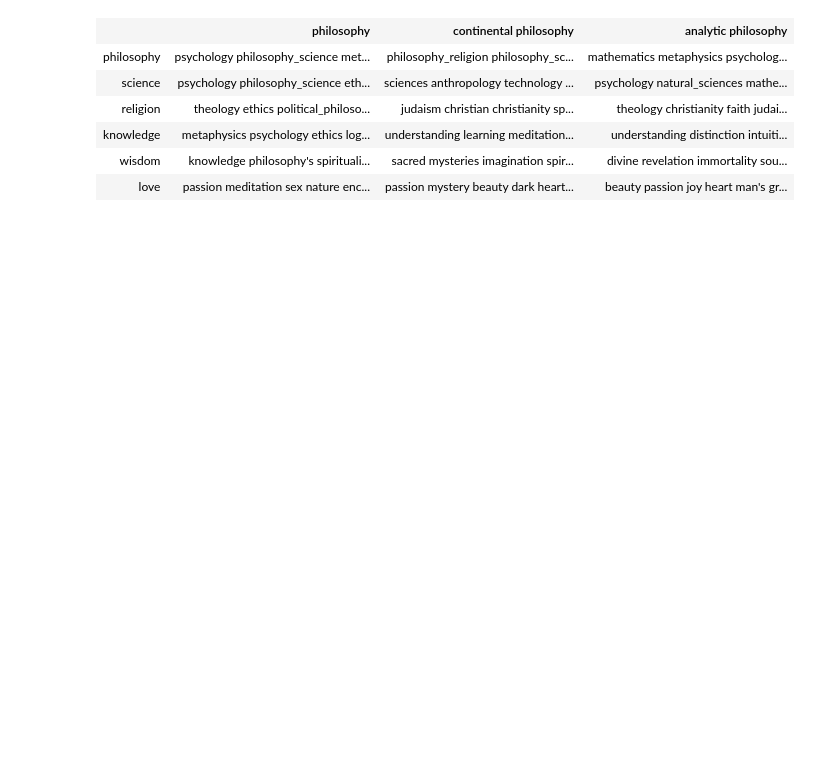
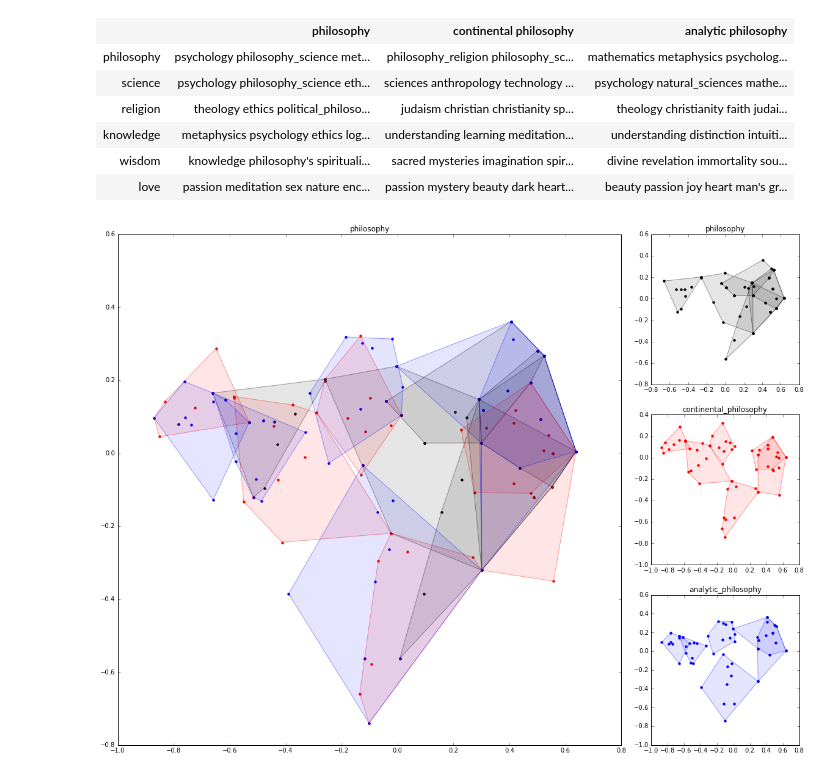
Before and after one commit to taniki/comp.soc-of-philosophy, a Jupyter notebook: (analytic vs continental) x philosophy.ipynb, the cells around one changed output. Drawn from its saved outputs; the diff is of its cells as text; code cells hidden in the pictures; blank space fills up the shorter version.

Commit message:
add figure to word2vec exploration over analytic vs continental

```diff
--- a/(analytic vs continental) x philosophy.ipynb
+++ b/(analytic vs continental) x philosophy.ipynb
@@ -57,0 +62,9 @@ print_questions(map(lambda question: (question, q(["philosophy", question], [],
+# %%
+A_philosophy = reduce(lambda a,b: a+b, [ q(["philosophy", m[question]], [], m) for question in questions ])
+A_philosophy = np.array([ m[w] for w,s in A_philosophy ])
+# %%
+A_continental = reduce(lambda a,b: a+b, [ q(["continental_philosophy", m[question]], ["analytic_philosophy"], m) for question in questions ])
+A_continental = np.array([ m[w] for w,s in A_continental ])
+# %%
+A_analytic = reduce(lambda a,b: a+b, [ q(["analytic_philosophy", m[question]], ["continental_philosophy"], m) for question in questions ])
+A_analytic = np.array([ m[w] for w,s in A_analytic ])
@@ -57,0 +73,8 @@ print_questions(map(lambda question: (question, q(["philosophy", question], [],
+# %%
+pca = PCA(n_components=2)
+
+A = np.append(A_question, A_philosophy, axis=0)
+A = np.append(A, A_continental, axis=0)
+A = np.append(A, A_analytic, axis=0)
+
+pca = pca.fit(A)
@@ -57,0 +86,50 @@ print_questions(map(lambda question: (question, q(["philosophy", question], [],
+# %%
+fig = plt.figure(figsize=(20,15))
+
+ax1 = plt.subplot2grid((3,4), (0, 0), rowspan=3, colspan=3)
+ax2 = plt.subplot2grid((3,4), (0, 3))
+ax3 = plt.subplot2grid((3,4), (1, 3))
+ax4 = plt.subplot2grid((3,4), (2, 3))
+
+s1 = [["philosophy"], [], "black" ]
+s2 = [["continental_philosophy"], ["analytic_philosophy"], "red" ]
+s3 = [["analytic_philosophy"], ["continental_philosophy"], "blue" ]
+
+def plot_words(ax, s):
+
+  ax.set_title(s[0][0][0])
+
+  s = [ (p+[question],n,c) for (p,n,c) in s for question in questions  ]
+
+  for p, n, c in s:
+    Z = pca.transform(np.array([ m[w] for w,s in q(p,n,m) ]))
+
+    hull = ConvexHull(Z)
+
+    for simplex in hull.simplices:
+      ax.fill(Z[simplex, 0], Z[simplex, 1], '-', color=c, alpha=0.3)
+
+    simplex_x = []
+    simplex_y = []
+
+    for simplex in hull.vertices:
+      simplex_x.append(Z[simplex, 0])
+      simplex_y.append(Z[simplex, 1])
+
+    simplex_x.append(Z[hull.vertices[0], 0])
+    simplex_y.append(Z[hull.vertices[0], 1])
+
+    ax.fill(simplex_x, simplex_y, '-', color=c, alpha=0.1)
+
+    Z_ = zip(*Z)
+
+    ax.scatter(Z_[0], Z_[1], lw=0, color=c)
+
+plot_words(ax1, [s1]+[s2]+[s3])
+plot_words(ax2, [s1])
+plot_words(ax3, [s2])
+plot_words(ax4, [s3])
+
+plt.show()
+# %% [output]
+[figure, added]
```
Also changed, not shown: parts of 4 cells of this notebook.
